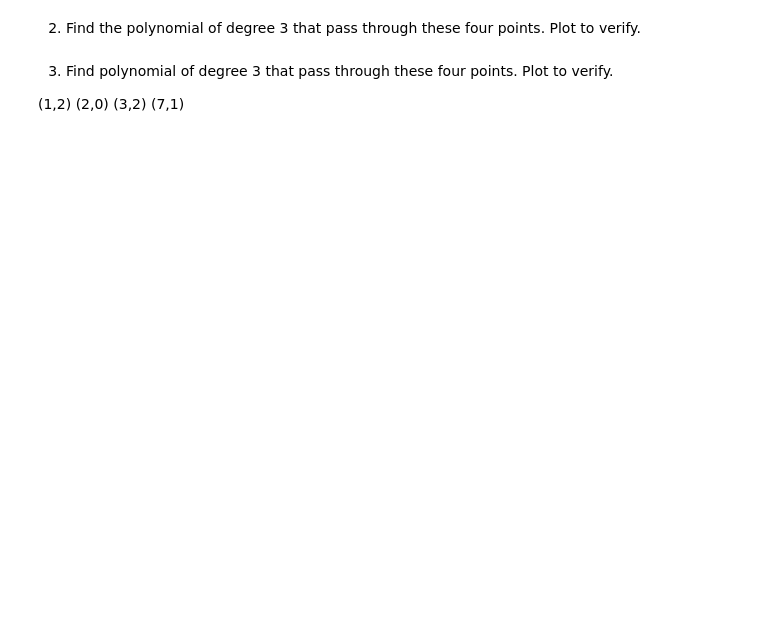
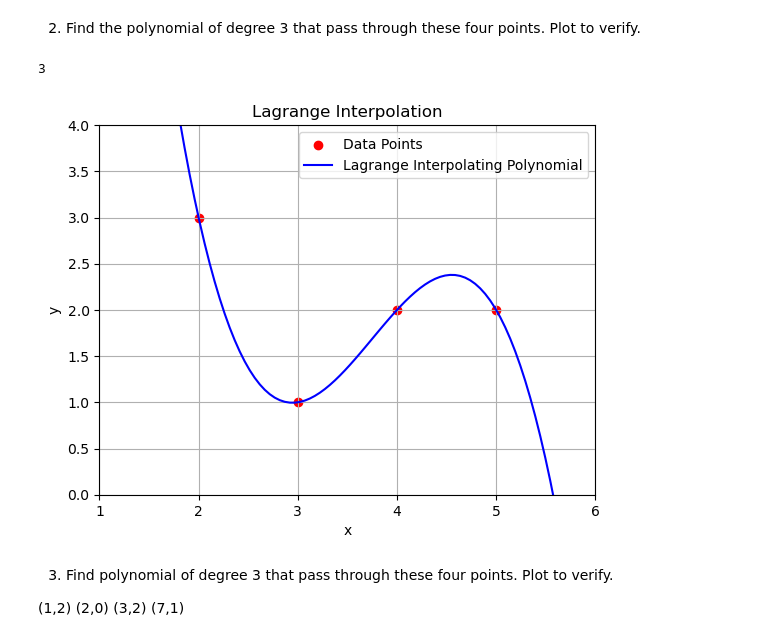
Before and after one commit to cs-muic/iccs205-lectures, a Jupyter notebook: lect06/02 Interpolation - Exercises.ipynb, the cells around one changed output. Saved outputs shown, nothing was run; the diff lists cells and outputs as text; code cells hidden in the pictures; blank space fills up the shorter version.

```diff
--- a/lect06/02 Interpolation - Exercises.ipynb
+++ b/lect06/02 Interpolation - Exercises.ipynb
@@ -10,5 +17,45 @@ from matplotlib import pyplot as plt
 # %% [markdown]
 2) Find the polynomial of degree 3 that pass through these four points. Plot to verify.
+# %%
+def diff_fn(x_n):
+    def make_diff(x):
+        return x - x_n
+    return make_diff
+
+#print(diff_fn(2)(5))  # should be 3
+
+def p(n, x):
+    product = 1
+    for i, x_n in enumerate(xs):
+        if n != i:
+            product *= diff_fn(x_n)(x)
+    return product
+
+def L(n, x):
+    return p(n, x) / p(n, xs[n])
+
+def lagrange(x):
+    total = 0
+    for n, y_n in enumerate(ys):
+        total += y_n * L(n, x)
+    return total
+
+x_dense = np.linspace(1, 6, 100)
+y_dense = lagrange(x_dense)
+
+plt.scatter(xs, ys, label='Data Points', color='red')
+plt.plot(x_dense, y_dense, label='Lagrange Interpolating Polynomial', color='blue')
+plt.xlim(1, 6)
+plt.ylim(0, 4)
+plt.xlabel('x')
+plt.ylabel('y')
+plt.title('Lagrange Interpolation')
+plt.legend()
+plt.grid(True)
+plt.show()
+# %% [output]
+3
+[figure, added]
 # %% [markdown]
 3) Find polynomial of degree 3 that pass through these four points. Plot to verify.
 
```
Also changed, not shown: parts of 8 cells of this notebook, 2 other files.
